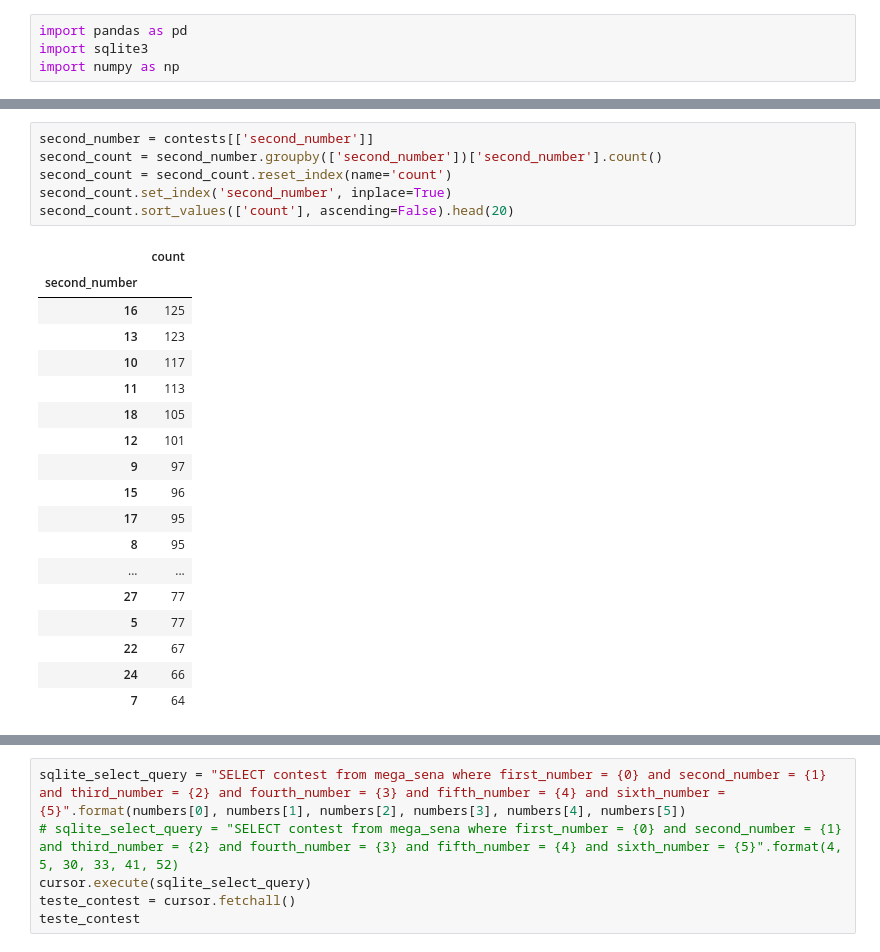
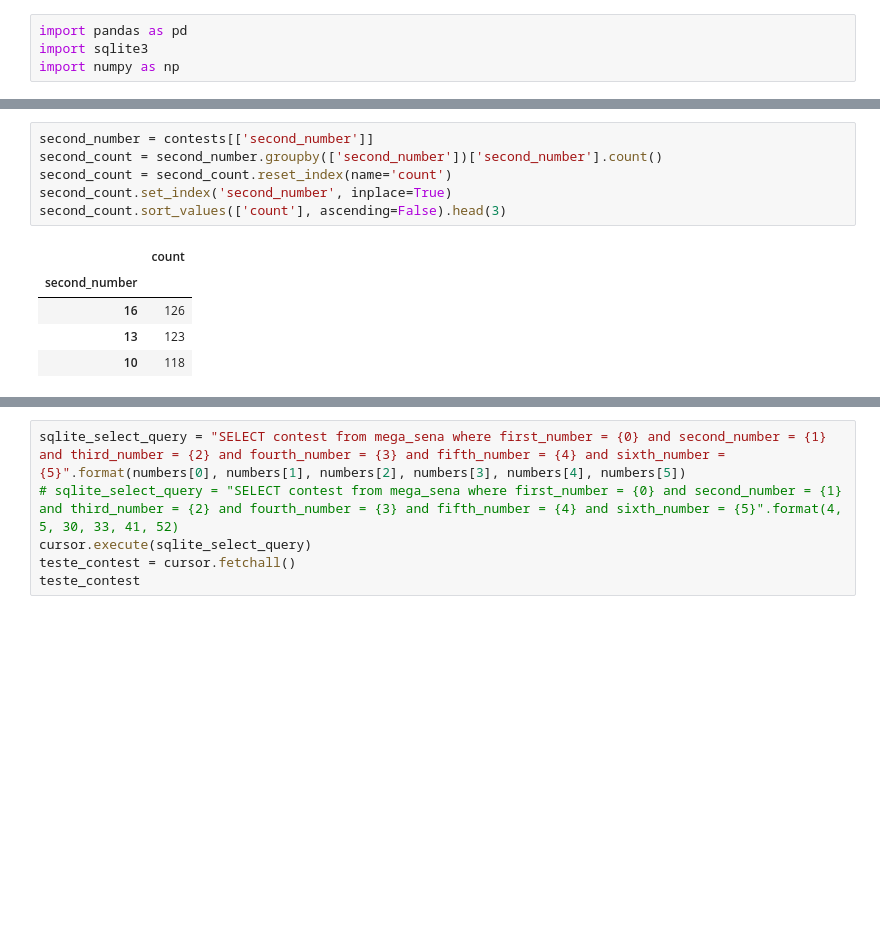
Before and after one commit to spohess/MegaBotSenaPy, a Jupyter notebook: Lottery_Analysis.ipynb, the cells around one changed output, grey strips where cells are left out. Saved outputs shown, nothing was run; the diff lists cells and outputs as text; blank space fills up the shorter version.

```diff
--- a/Lottery_Analysis.ipynb
+++ b/Lottery_Analysis.ipynb
@@ -87,28 +74,15 @@ first_count.sort_values(['count'], ascending=False).head(20)
 # %%
 second_number = contests[['second_number']]
 second_count = second_number.groupby(['second_number'])['second_number'].count()
 second_count = second_count.reset_index(name='count')
 second_count.set_index('second_number', inplace=True)
-second_count.sort_values(['count'], ascending=False).head(20)
+second_count.sort_values(['count'], ascending=False).head(3)
 # %% [output]
 |  | count |
 | second_number |  |
-| 16 | 125 |
+| 16 | 126 |
 | 13 | 123 |
-| 10 | 117 |
-| 11 | 113 |
-| 18 | 105 |
-| 12 | 101 |
-| 9 | 97 |
-| 15 | 96 |
-| 17 | 95 |
-| 8 | 95 |
-| ... | ... |
-| 27 | 77 |
-| 5 | 77 |
-| 22 | 67 |
-| 24 | 66 |
-| 7 | 64 |
+| 10 | 118 |
 # %%
 third_number = contests[['third_number']]
 third_count = third_number.groupby(['third_number'])['third_number'].count()
```
Also changed, not shown: parts of 16 cells of this notebook.
